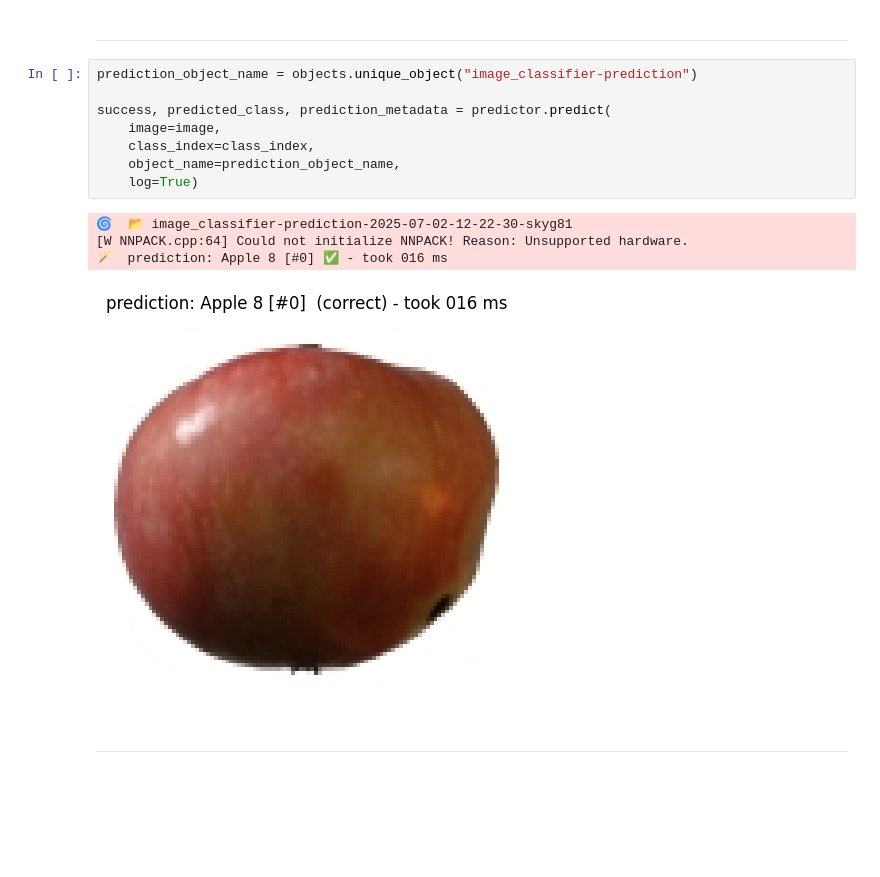
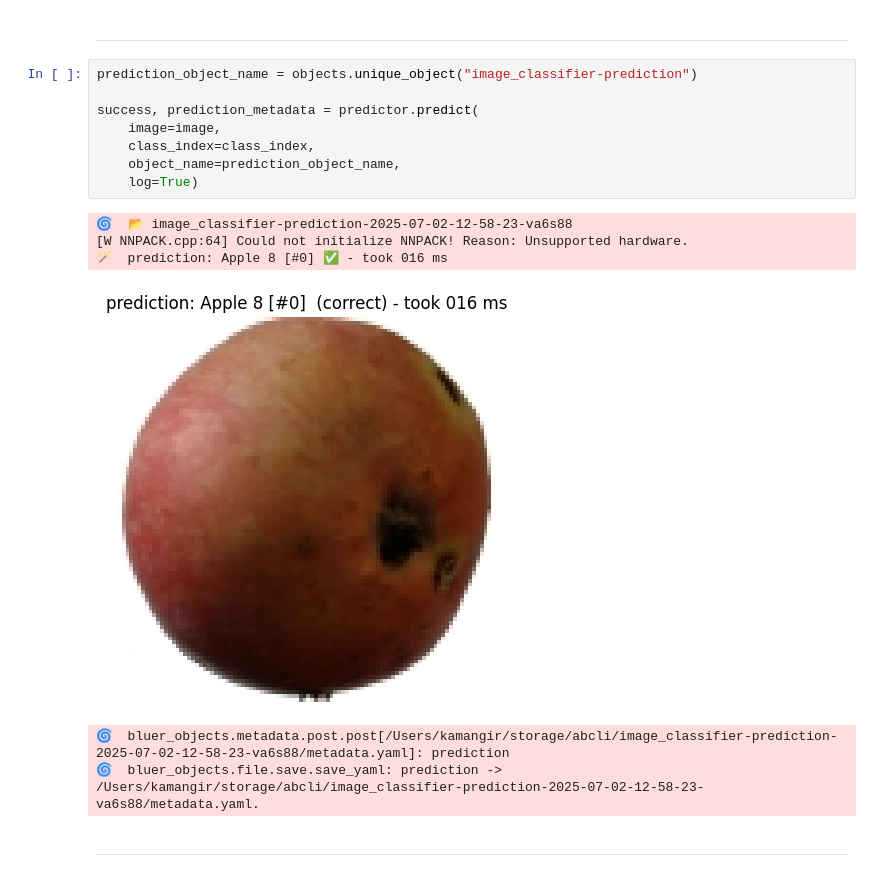
Before and after one commit to kamangir/bluer-algo, a Jupyter notebook: notebooks/image_classifier_prediction-v4.ipynb, the cells around one changed output. Drawn from its saved outputs; the diff is of its cells as text; blank space fills up the shorter version.

Commit message:
doc++ - kamangir/bolt#746

```diff
--- a/notebooks/image_classifier_prediction-v4.ipynb
+++ b/notebooks/image_classifier_prediction-v4.ipynb
@@ -51,16 +51,18 @@ assert success
 # %%
 prediction_object_name = objects.unique_object("image_classifier-prediction")
 
-success, predicted_class, prediction_metadata = predictor.predict(
+success, prediction_metadata = predictor.predict(
     image=image,
     class_index=class_index,
     object_name=prediction_object_name,
     log=True)
 # %% [output]
-🌀  📂 image_classifier-prediction-2025-07-02-12-22-30-skyg81
+🌀  📂 image_classifier-prediction-2025-07-02-12-58-23-va6s88
 [W NNPACK.cpp:64] Could not initialize NNPACK! Reason: Unsupported hardware.
 🪄  prediction: Apple 8 [#0] ✅ - took 016 ms
-[figure, old version]
+[figure, new version]
+🌀  bluer_objects.metadata.post.post[/Users/kamangir/storage/abcli/image_classifier-prediction-2025-07-02-12-58-23-va6s88/metadata.yaml]: prediction
+🌀  bluer_objects.file.save.save_yaml: prediction -> /Users/kamangir/storage/abcli/image_classifier-prediction-2025-07-02-12-58-23-va6s88/metadata.yaml.
 # %% [markdown]
 ---
 # %%
```
Also changed, not shown: parts of 4 cells of this notebook, 6 other files.
